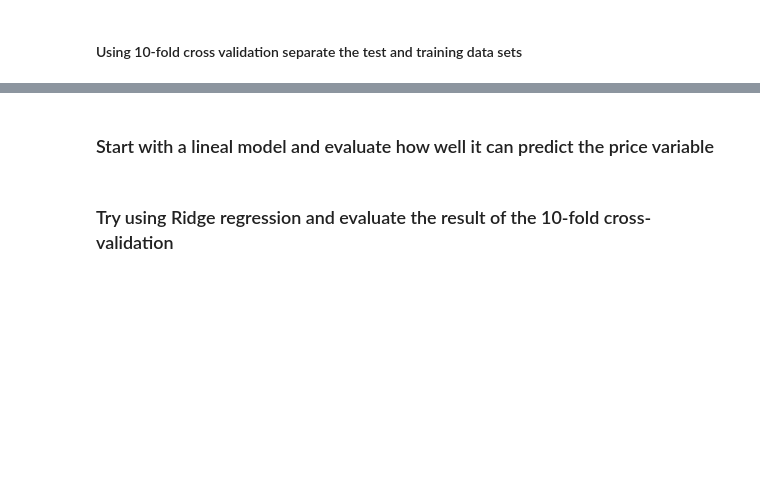
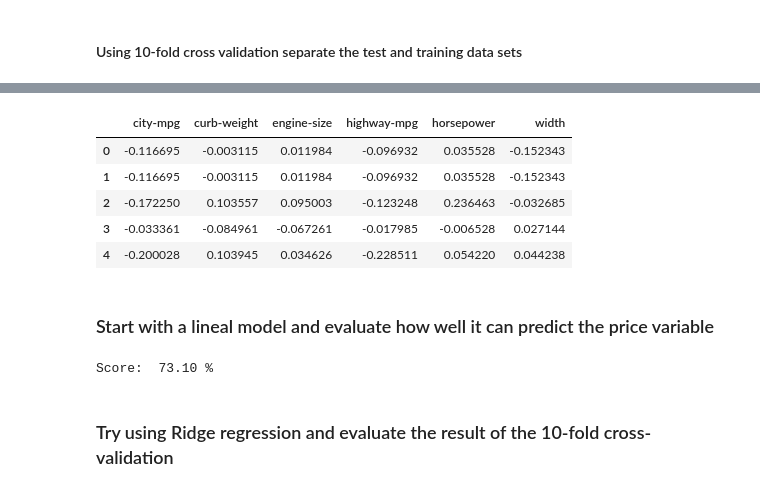
Before and after one commit to eggie5/UCSD-MAS-DSE220, a Jupyter notebook: hmwk2/hmwk2.ipynb, the cells around one changed output, grey strips where cells are left out. Cells and saved outputs as stored; diff of their text form; code cells hidden in the pictures; blank space fills up the shorter version.

```diff
--- a/hmwk2/hmwk2.ipynb
+++ b/hmwk2/hmwk2.ipynb
@@ -607,2 +666,24 @@ SyntaxError: invalid syntax (<ipython-input-44-20b88cf8a636>, line 1)
+# %%
+#Attributes with highest correlation
+attr = ['width', 'curb-weight', 'engine-size', 'horsepower', 'highway-mpg','price','city-mpg']
+
+#Picking important features
+new_auto = auto[attr].dropna()
+X = new_auto[new_auto.columns - ['price']]
+y = new_auto['price']
+
+k_fold = sklearn.cross_validation.KFold(len(X), n_folds=10, shuffle=True, random_state=44)
+# %%
+#Normalize the data
+
+X = (X - X.mean()) / (X.max() - X.min())
+X.head()
+# %% [output]
+|  | city-mpg | curb-weight | engine-size | highway-mpg | horsepower | width |
+| 0 | -0.116695 | -0.003115 | 0.011984 | -0.096932 | 0.035528 | -0.152343 |
+| 1 | -0.116695 | -0.003115 | 0.011984 | -0.096932 | 0.035528 | -0.152343 |
+| 2 | -0.172250 | 0.103557 | 0.095003 | -0.123248 | 0.236463 | -0.032685 |
+| 3 | -0.033361 | -0.084961 | -0.067261 | -0.017985 | -0.006528 | 0.027144 |
+| 4 | -0.200028 | 0.103945 | 0.034626 | -0.228511 | 0.054220 | 0.044238 |
 # %% [markdown]
 ### Start with a lineal model and evaluate how well it can predict the price variable
@@ -611,2 +690,15 @@ SyntaxError: invalid syntax (<ipython-input-44-20b88cf8a636>, line 1)
+# %%
+scores = []
+
+for train_index, test_index in k_fold:
+    X_train, X_test = X.values[train_index], X.values[test_index]
+    y_train, y_test = y.values[train_index], y.values[test_index]
+    lm = sklearn.linear_model.LinearRegression()
+    lm.fit(X_train, y_train)
+    scores.append(lm.score(X_test, y_test))
+
+print 'Score:\t', '%.2f'%(np.mean(scores)*100),'%'
+# %% [output]
+Score:  73.10 %
 # %% [markdown]
 ### Try using Ridge regression and evaluate the result of the 10-fold cross-validation
```
Also changed, not shown: parts of 15 cells of this notebook.
